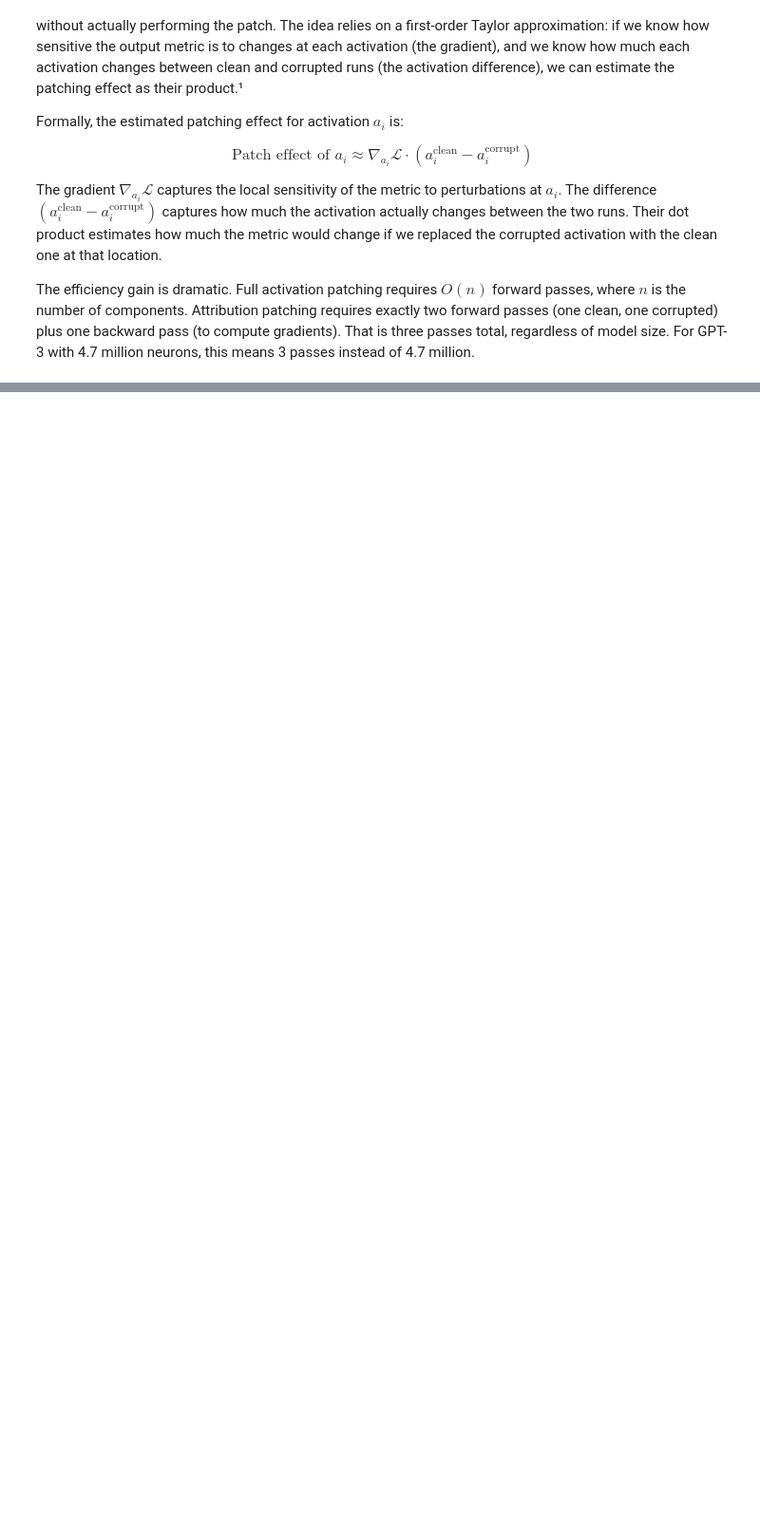
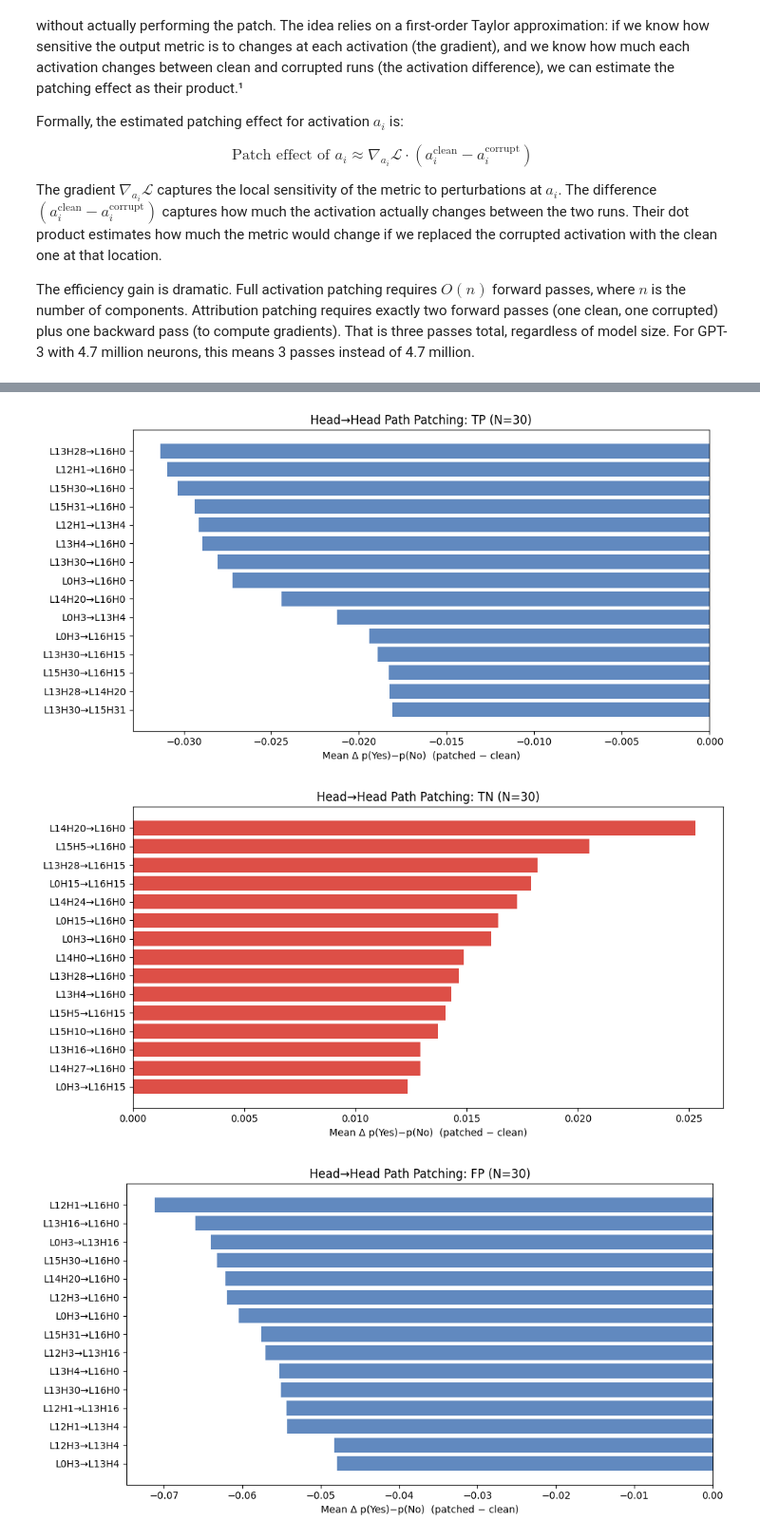
Before and after one commit to quan-0811/vlm-causality, a Jupyter notebook: patching/circuit_discovery.ipynb, the cells around one changed output, grey strips where cells are left out. Shown at 95% size. Drawn from its saved outputs; the diff is of its cells as text; code cells hidden in the pictures; blank space fills up the shorter version.

Commit message:
update results notebook

```diff
--- a/patching/circuit_discovery.ipynb
+++ b/patching/circuit_discovery.ipynb
@@ -388,0 +392,10 @@ plot_heatmap(fn_mean, fn_mean_baseline,
+# %%
+tp_top_heads = print_top_heads(tp_mean, "TP", n=15)
+fp_top_heads = print_top_heads(fp_mean, "FP", n=15)
+tn_top_heads = print_top_heads(tn_mean, "TN", n=15)
+fn_top_heads = print_top_heads(fn_mean, "FN", n=15)
+
+print("TP top heads", tp_top_heads)
+print("FP top heads", fp_top_heads)
+print("TN top heads", tn_top_heads)
+print("FN top heads", fn_top_heads)
@@ -388,0 +787,59 @@ plot_heatmap(fn_mean, fn_mean_baseline,
+# %%
+# ---- Visualize head→head path patching (per category) ----
+
+def plot_category_edges(category_results, category, n_show=15):
+    """
+    Horizontal bar chart of top edges for one category, ranked by |mean delta|.
+    """
+    items = []
+    for (sl, sh, rl, rh), deltas in category_results.items():
+        items.append((deltas.mean(), deltas.std(), sl, sh, rl, rh))
+
+    items.sort(key=lambda x: -abs(x[0]))
+    items = items[:n_show]
+
+    names = [f"L{sl}H{sh}→L{rl}H{rh}" for _, _, sl, sh, rl, rh in items]
+    values = [v for v, _, _, _, _, _ in items]
+
+    fig, ax = plt.subplots(figsize=(10, max(4, len(items) * 0.35)))
+    colors = ['#d73027' if v > 0 else '#4575b4' for v in values]
+    ax.barh(range(len(items)), values, color=colors, edgecolor='none', alpha=0.85)
+    ax.axvline(x=0, color='black', linewidth=0.5)
+    ax.set_yticks(range(len(items)))
+    ax.set_yticklabels(names)
+    ax.set_xlabel("Mean Δ p(Yes)−p(No)  (patched − clean)")
+    ax.set_title(f"Head→Head Path Patching: {category} (N={N_PATH})")
+    ax.invert_yaxis()
+    plt.tight_layout()
+    plt.show()
+
+
+# Plot each category separately
+for category in ["TP", "TN", "FP", "FN"]:
+    if category in all_results and all_results[category]:
+        plot_category_edges(all_results[category], category)
+
+
+# ---- Cross-category comparison: same edges, different labels ----
+# For each category, pick its top-3 strongest edges and show their means.
+
+print("\n" + "=" * 60)
+print("TOP EDGES PER CATEGORY (ranked by |mean delta|)")
+print("=" * 60)
+
+for category in ["TP", "TN", "FP", "FN"]:
+    if category not in all_results:
+        continue
+    items = [(deltas.mean(), sl, sh, rl, rh)
+             for (sl, sh, rl, rh), deltas in all_results[category].items()]
+    items.sort(key=lambda x: -abs(x[0]))
+
+    print(f"\n{category} top-5 edges:")
+    for i, (mean_val, sl, sh, rl, rh) in enumerate(items[:5]):
+        direction = "→ yes" if mean_val > 0 else "→ no"
+        print(f"  {i+1}. L{sl:02d}H{sh:02d} → L{rl:02d}H{rh:02d}  "
+              f"Δ={mean_val:+.4f} ({direction})")
+# %% [output]
+[figure, added]
+[figure, added]
+[figure, added]
```
Also changed, not shown: parts of 16 cells of this notebook.
